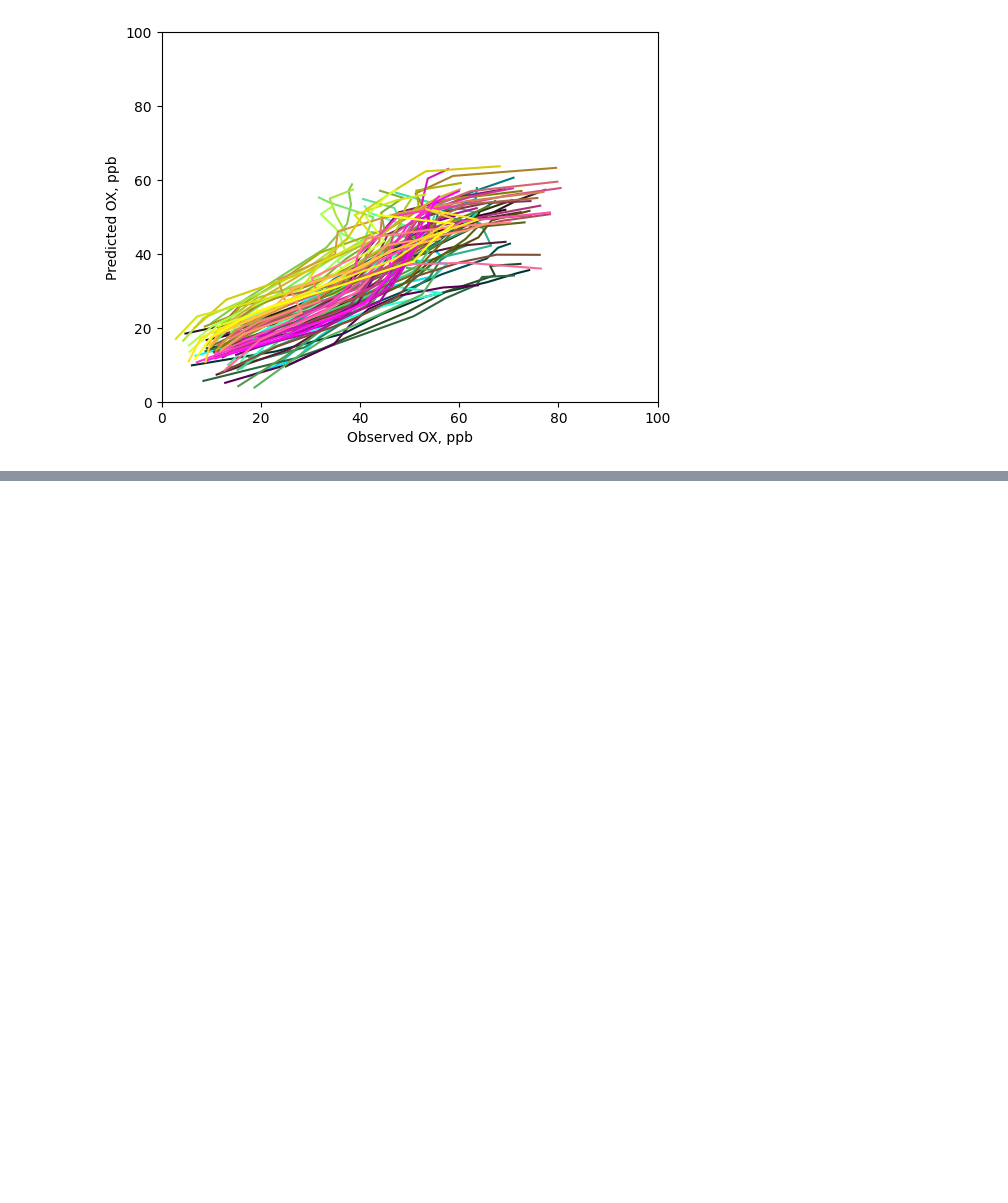
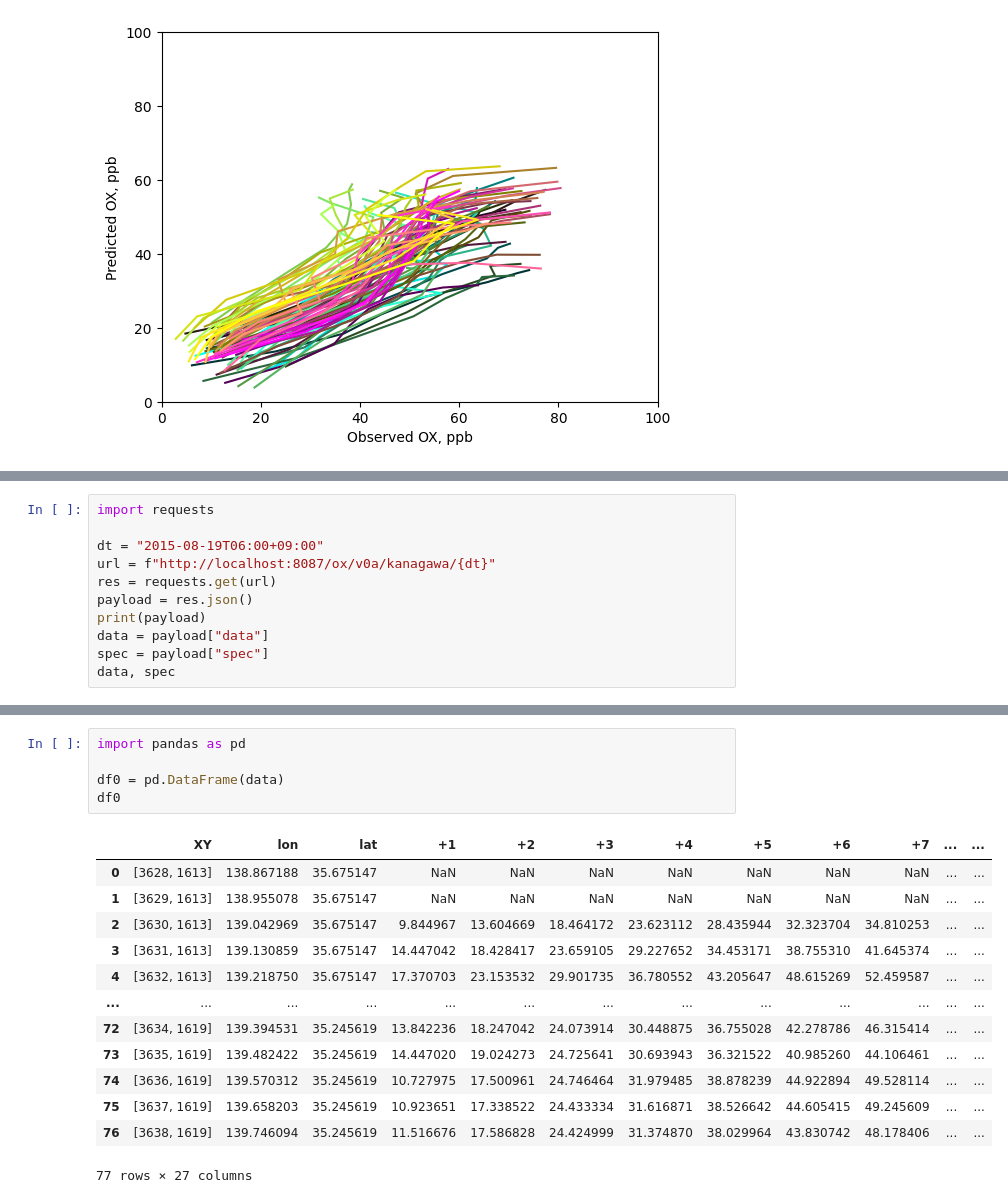
Before and after one commit to photochemistry/andersan-api, a Jupyter notebook: api-test.ipynb, the cells around one changed output, grey strips where cells are left out. Cells and saved outputs as stored; diff of their text form; blank space fills up the shorter version.

```diff
--- a/api-test.ipynb
+++ b/api-test.ipynb
@@ -284,0 +309,11 @@ m
+# %%
+import requests
+
+dt = "2015-08-19T06:00+09:00"
+url = f"http://localhost:8087/ox/v0a/kanagawa/{dt}"
+res = requests.get(url)
+payload = res.json()
+print(payload)
+data = payload["data"]
+spec = payload["spec"]
+data, spec
@@ -284,0 +339,19 @@ m
+# %%
+import pandas as pd
+
+df0 = pd.DataFrame(data)
+df0
+# %% [output]
+|  | XY | lon | lat | +1 | +2 | +3 | +4 | +5 | +6 | +7 | ... | ... |
+| 0 | [3628, 1613] | 138.867188 | 35.675147 | NaN | NaN | NaN | NaN | NaN | NaN | NaN | ... | ... |
+| 1 | [3629, 1613] | 138.955078 | 35.675147 | NaN | NaN | NaN | NaN | NaN | NaN | NaN | ... | ... |
+| 2 | [3630, 1613] | 139.042969 | 35.675147 | 9.844967 | 13.604669 | 18.464172 | 23.623112 | 28.435944 | 32.323704 | 34.810253 | ... | ... |
+| 3 | [3631, 1613] | 139.130859 | 35.675147 | 14.447042 | 18.428417 | 23.659105 | 29.227652 | 34.453171 | 38.755310 | 41.645374 | ... | ... |
+| 4 | [3632, 1613] | 139.218750 | 35.675147 | 17.370703 | 23.153532 | 29.901735 | 36.780552 | 43.205647 | 48.615269 | 52.459587 | ... | ... |
+| ... | ... | ... | ... | ... | ... | ... | ... | ... | ... | ... | ... | ... |
+| 72 | [3634, 1619] | 139.394531 | 35.245619 | 13.842236 | 18.247042 | 24.073914 | 30.448875 | 36.755028 | 42.278786 | 46.315414 | ... | ... |
+| 73 | [3635, 1619] | 139.482422 | 35.245619 | 14.447020 | 19.024273 | 24.725641 | 30.693943 | 36.321522 | 40.985260 | 44.106461 | ... | ... |
+| 74 | [3636, 1619] | 139.570312 | 35.245619 | 10.727975 | 17.500961 | 24.746464 | 31.979485 | 38.878239 | 44.922894 | 49.528114 | ... | ... |
+| 75 | [3637, 1619] | 139.658203 | 35.245619 | 10.923651 | 17.338522 | 24.433334 | 31.616871 | 38.526642 | 44.605415 | 49.245609 | ... | ... |
+| 76 | [3638, 1619] | 139.746094 | 35.245619 | 11.516676 | 17.586828 | 24.424999 | 31.374870 | 38.029964 | 43.830742 | 48.178406 | ... | ... |
+77 rows × 27 columns
```
Also changed, not shown: parts of 5 cells of this notebook, 1 other file.
